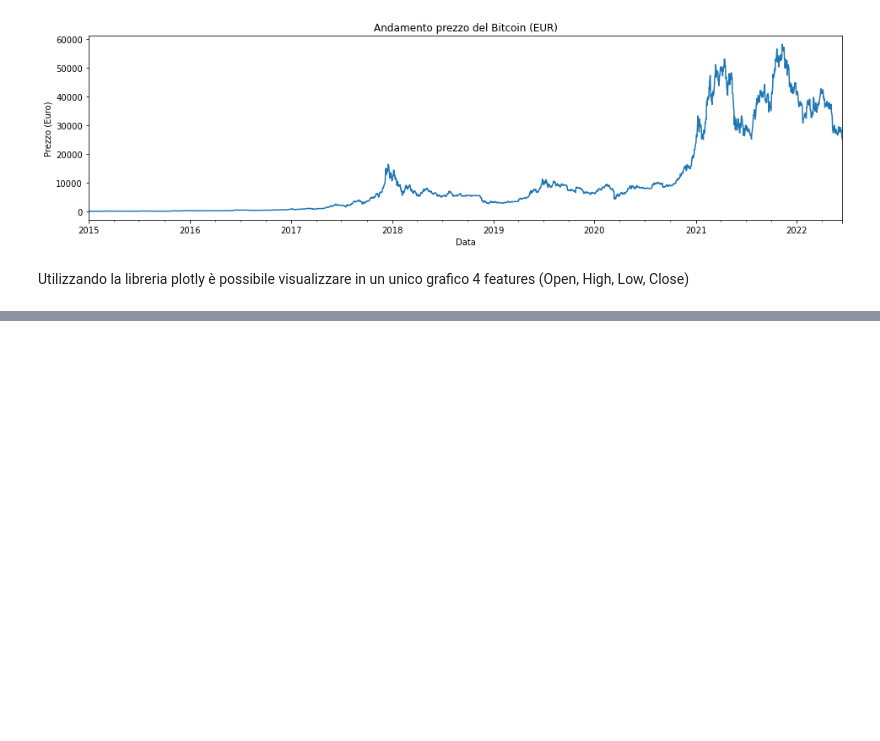
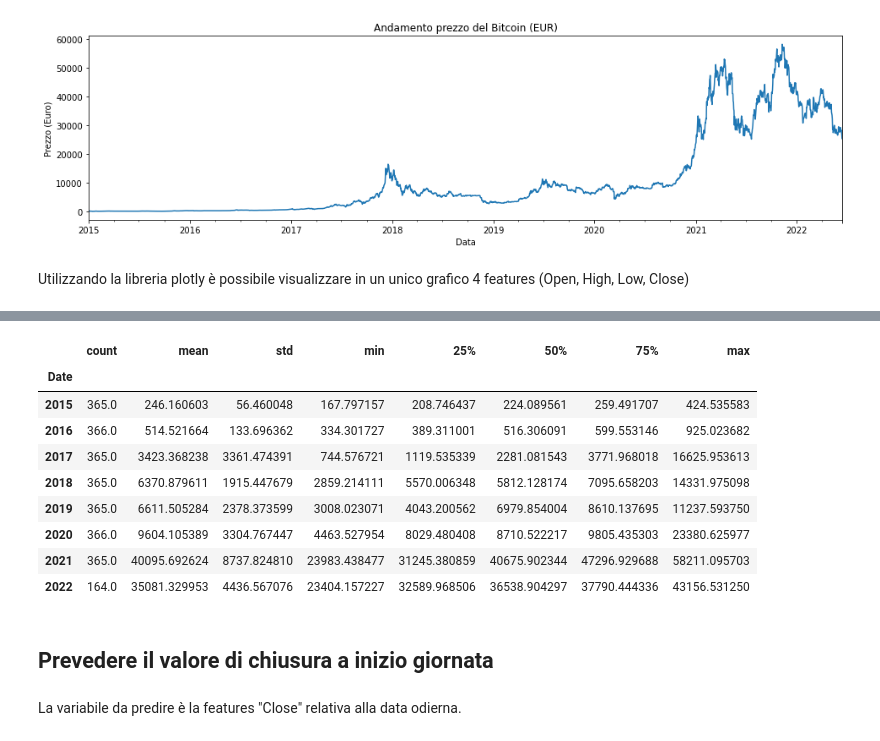
Before and after one commit to Morlenza/Nasdaq_prediction, a Jupyter notebook: PredizioneBitcoin.ipynb, the cells around one changed output, grey strips where cells are left out. Drawn from its saved outputs; the diff is of its cells as text; code cells hidden in the pictures; blank space fills up the shorter version.

```diff
--- a/PredizioneBitcoin.ipynb
+++ b/PredizioneBitcoin.ipynb
@@ -115,0 +131,18 @@ interactive(children=(IntSlider(value=0, description='ymin', max=60000, step=100
+# %%
+hlm = (high + low) / 2
+hlm.groupby(hlm.index.year).describe()
+# %% [output]
+|  | count | mean | std | min | 25% | 50% | 75% | max |
+| Date |  |  |  |  |  |  |  |  |
+| 2015 | 365.0 | 246.160603 | 56.460048 | 167.797157 | 208.746437 | 224.089561 | 259.491707 | 424.535583 |
+| 2016 | 366.0 | 514.521664 | 133.696362 | 334.301727 | 389.311001 | 516.306091 | 599.553146 | 925.023682 |
+| 2017 | 365.0 | 3423.368238 | 3361.474391 | 744.576721 | 1119.535339 | 2281.081543 | 3771.968018 | 16625.953613 |
+| 2018 | 365.0 | 6370.879611 | 1915.447679 | 2859.214111 | 5570.006348 | 5812.128174 | 7095.658203 | 14331.975098 |
+| 2019 | 365.0 | 6611.505284 | 2378.373599 | 3008.023071 | 4043.200562 | 6979.854004 | 8610.137695 | 11237.593750 |
+| 2020 | 366.0 | 9604.105389 | 3304.767447 | 4463.527954 | 8029.480408 | 8710.522217 | 9805.435303 | 23380.625977 |
+| 2021 | 365.0 | 40095.692624 | 8737.824810 | 23983.438477 | 31245.380859 | 40675.902344 | 47296.929688 | 58211.095703 |
+| 2022 | 164.0 | 35081.329953 | 4436.567076 | 23404.157227 | 32589.968506 | 36538.904297 | 37790.444336 | 43156.531250 |
+# %% [markdown]
+## Prevedere il valore di chiusura a inizio giornata
+# %% [markdown]
+La variabile da predire è la features "Close" relativa alla data odierna.
```
Also changed, not shown: parts of 33 cells of this notebook.
